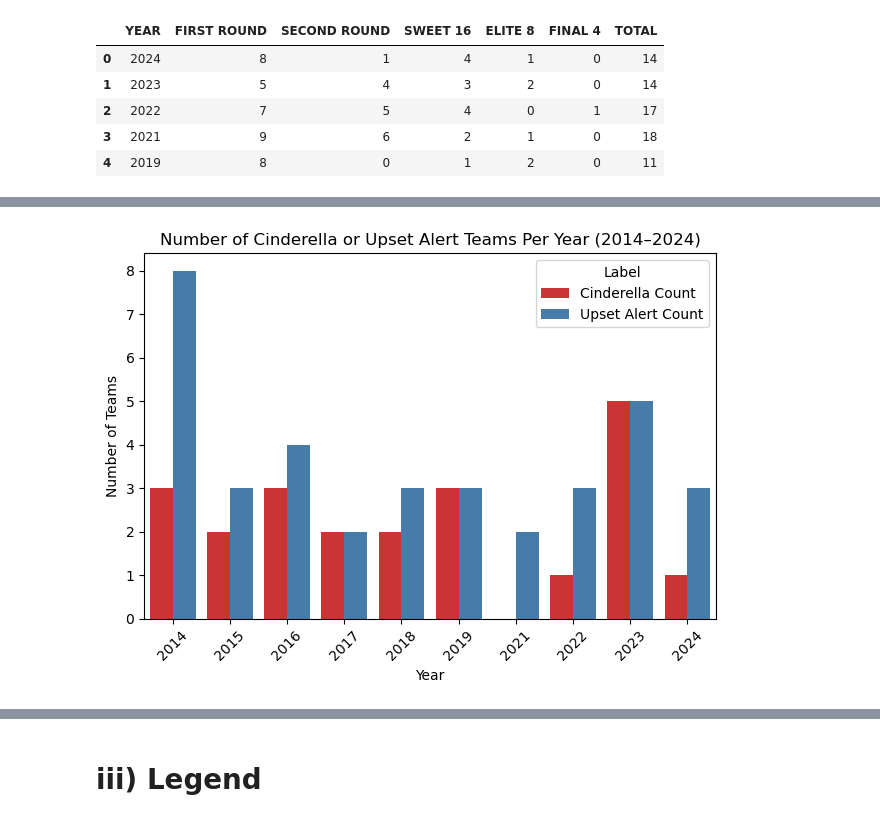
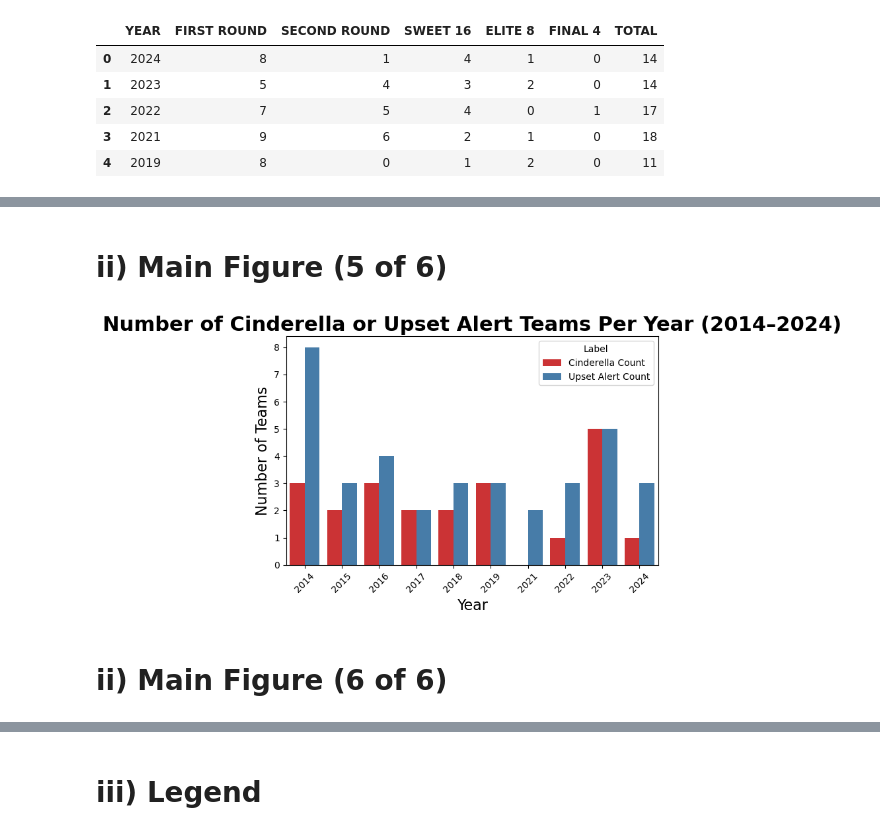
Before and after one commit to domgalatis/1520Final, a Jupyter notebook: 1520 final.ipynb, the cells around one changed output, grey strips where cells are left out. Saved outputs shown, nothing was run; the diff lists cells and outputs as text; code cells hidden in the pictures.

```diff
--- a/1520 final.ipynb
+++ b/1520 final.ipynb
@@ -119,29 +124,33 @@ Text(0, 0.5, 'Number of Upsets')
+# %% [markdown]
+# ii) Main Figure (5 of 6)
 # %%
 #seperate column data
 cinderella = heat_year[heat_year["CINDERELLA"] == True].copy()
 alert = heat_year[heat_year["UPSET ALERT"] == True].copy()
 
 #number of teams
 cind_year = cinderella.groupby("YEAR").size().reset_index(name="Cinderella Count")
 upset_year = alert.groupby("YEAR").size().reset_index(name="Upset Alert Count")
 
 #single df
 tags_year = pd.merge(cind_year, upset_year, on="YEAR", how="outer").fillna(0)
 
 #melt df
 tags_melt = tags_year.melt(id_vars="YEAR", var_name="Label", value_name="Count")
 
 #bar chart
 fig, ax = plt.subplots()
 sns.barplot(data=tags_melt, x="YEAR", y="Count", hue="Label", palette="Set1", ax=ax)
-ax.set_title("Number of Cinderella or Upset Alert Teams Per Year (2014–2024)")
-ax.set_ylabel("Number of Teams")
-ax.set_xlabel("Year")
+ax.set_title("Number of Cinderella or Upset Alert Teams Per Year (2014–2024)", fontsize=22, weight = 'bold')
+ax.set_ylabel("Number of Teams", fontsize=16)
+ax.set_xlabel("Year", fontsize=16)
 plt.xticks(rotation=45)
 plt.tight_layout()
 plt.show()
 # %% [output]
-[figure, old version]
+[figure, new version]
+# %% [markdown]
+# ii) Main Figure (6 of 6)
 # %%
 #upset per seed
 seed_upset = seed_year["SEED WON"].value_counts().sort_index()
```
Also changed, not shown: parts of 7 cells of this notebook.
